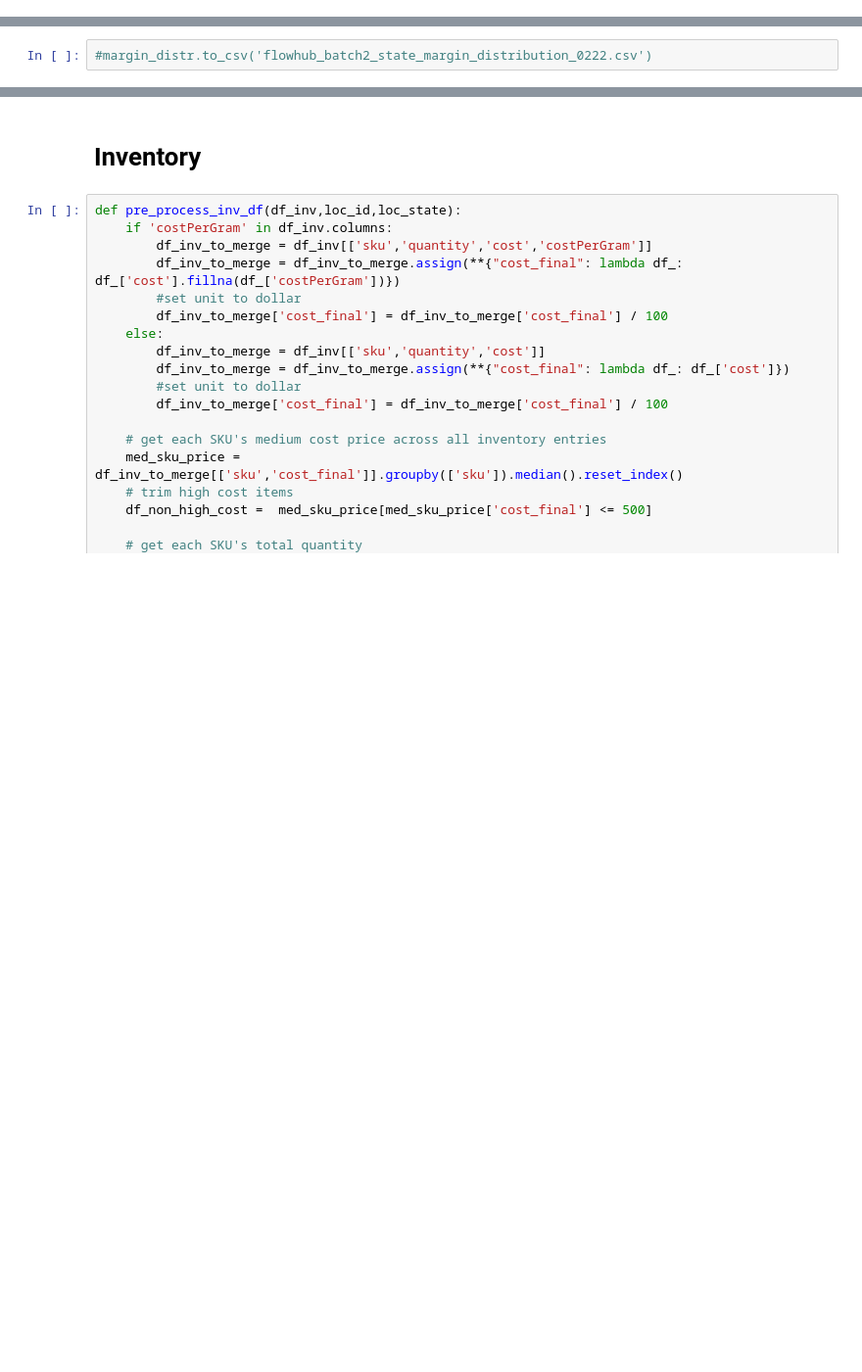
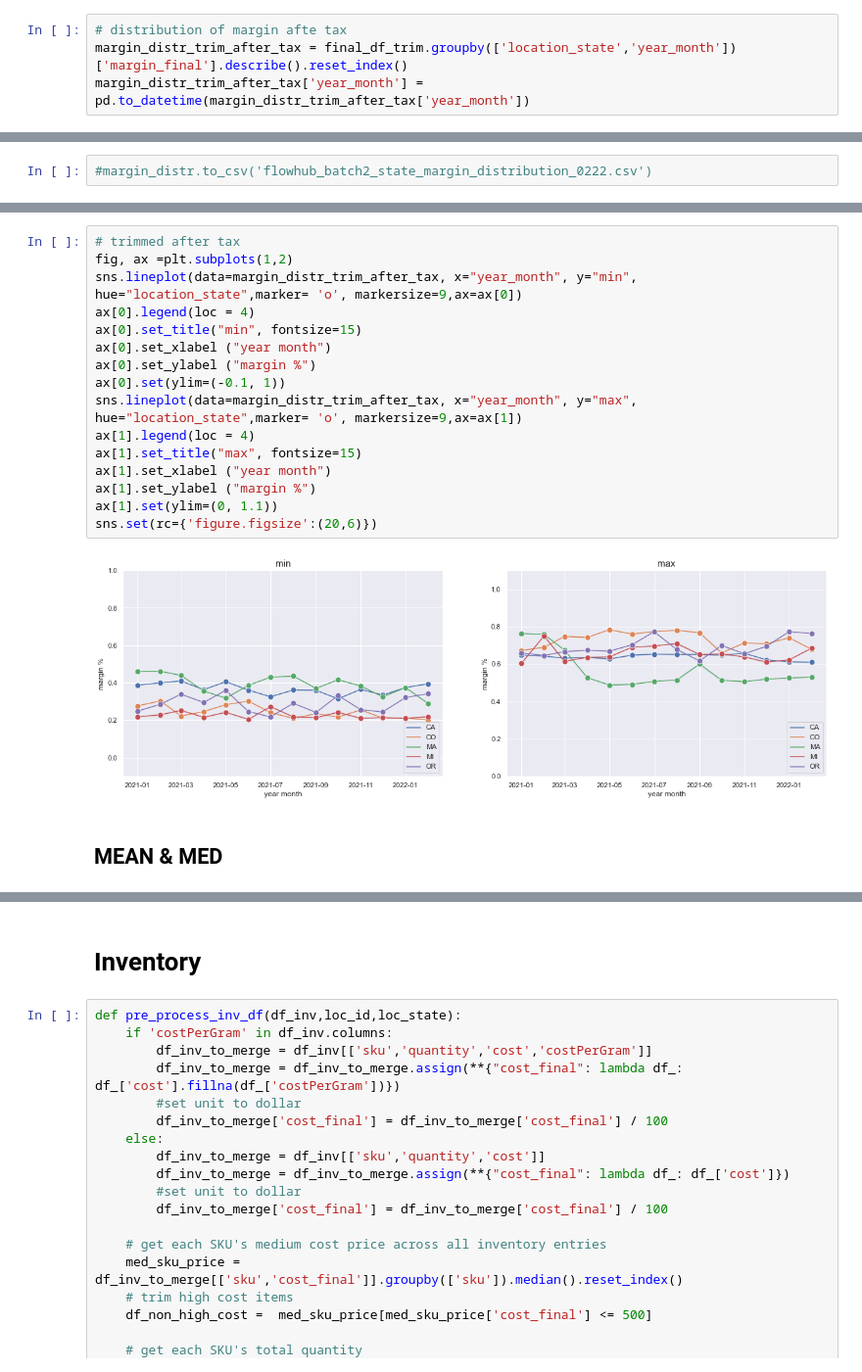
Before and after one commit to warrenshen/platform, a Jupyter notebook: services/api-server/notebooks/analysis/experiment_flowhub_data-0222.ipynb, the cells around one changed output, grey strips where cells are left out. Shown at 98% size. Saved outputs shown, nothing was run; the diff lists cells and outputs as text; blank space fills up the shorter version.

```diff
--- a/services/api-server/notebooks/analysis/experiment_flowhub_data-0222.ipynb
+++ b/services/api-server/notebooks/analysis/experiment_flowhub_data-0222.ipynb
@@ -625 +689,5 @@ margin_distr['year_month'] = pd.to_datetime(margin_distr['year_month'])
+# %%
+# distribution of margin afte tax
+margin_distr_trim_after_tax = final_df_trim.groupby(['location_state','year_month'])['margin_final'].describe().reset_index()
+margin_distr_trim_after_tax['year_month'] = pd.to_datetime(margin_distr_trim_after_tax['year_month'])
 # %%
@@ -659 +723,21 @@ sns.set(rc={'figure.figsize':(20,6)})
+# %%
+# trimmed after tax
+fig, ax =plt.subplots(1,2)
+sns.lineplot(data=margin_distr_trim_after_tax, x="year_month", y="min", hue="location_state",marker= 'o', markersize=9,ax=ax[0])
+ax[0].legend(loc = 4)
+ax[0].set_title("min", fontsize=15)
+ax[0].set_xlabel ("year month")
+ax[0].set_ylabel ("margin %")
+ax[0].set(ylim=(-0.1, 1))
+sns.lineplot(data=margin_distr_trim_after_tax, x="year_month", y="max", hue="location_state",marker= 'o', markersize=9,ax=ax[1])
+ax[1].legend(loc = 4)
+ax[1].set_title("max", fontsize=15)
+ax[1].set_xlabel ("year month")
+ax[1].set_ylabel ("margin %")
+ax[1].set(ylim=(0, 1.1))
+sns.set(rc={'figure.figsize':(20,6)})
+# %% [output]
+[figure, added]
+# %% [markdown]
+## MEAN & MED
 # %%
```
Also changed, not shown: parts of 68 cells of this notebook.
